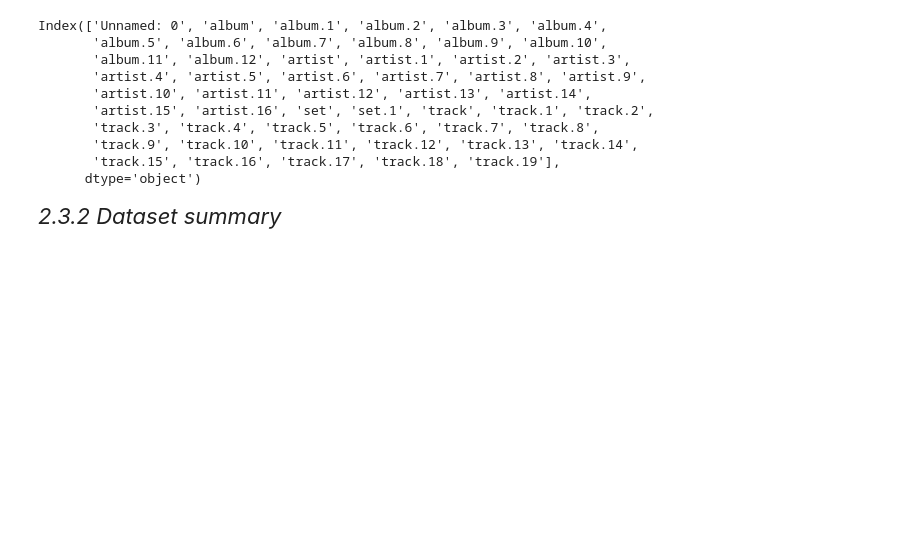
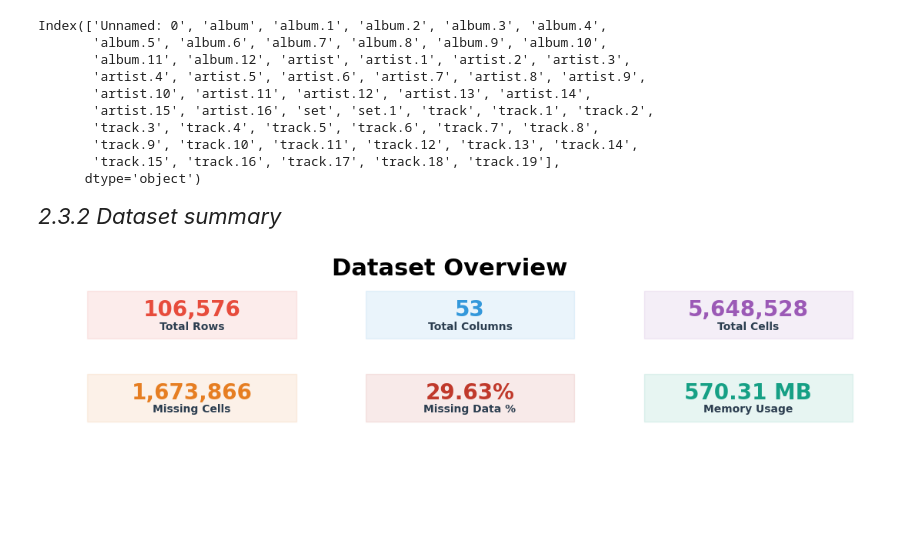
Before and after one commit to veenaledi/DS-Capstone-Project, a Jupyter notebook: Music.ipynb, the cells around one changed output. Cells and saved outputs as stored; diff of their text form; code cells hidden in the pictures; blank space fills up the shorter version.

Commit message:
Dataset Overview

```diff
--- a/Music.ipynb
+++ b/Music.ipynb
@@ -112,3 +112,43 @@ Index(['Unnamed: 0', 'album', 'album.1', 'album.2', 'album.3', 'album.4',
       dtype='object')
 # %% [markdown]
 *<span style="font-size: 22px;">2.3.2 Dataset summary</span>*
+# %%
+# 1. Overview
+# Basic stats
+rows = len(track_data)
+cols = len(track_data.columns)
+total_cells = rows * cols
+missing = track_data.isnull().sum().sum()
+missing_pct = (missing / total_cells) * 100
+memory_mb = track_data.memory_usage(deep=True).sum() / (1024**2)
+
+# Column types
+text_cols = track_data.select_dtypes(include='object').columns
+num_cols = track_data.select_dtypes(include=np.number).columns
+
+# Metrics to show
+metrics = [
+    ('Total Rows', f'{rows:,}', '#e74c3c'),
+    ('Total Columns', str(cols), '#3498db'),
+    ('Total Cells', f'{total_cells:,}', '#9b59b6'),
+    ('Missing Cells', f'{missing:,}', '#e67e22'),
+    ('Missing Data %', f'{missing_pct:.2f}%', '#c0392b'),
+    ('Memory Usage', f'{memory_mb:.2f} MB', '#16a085')
+]
+
+# Create figure
+plt.figure(figsize=(14, 4))
+plt.suptitle('Dataset Overview', fontsize=22, fontweight='bold', y=0.95, color='black')
+
+# Draw cards
+for i, (title, val, color) in enumerate(metrics):
+    x = (i % 3) / 3 + 0.05
+    y = 0.75 - (i // 3) * 0.35
+    plt.gca().add_patch(plt.Rectangle((x, y), 0.25, 0.2, color=color, alpha=0.1))
+    plt.text(x + 0.125, y + 0.12, val, ha='center', va='center', fontsize=20, fontweight='bold', color=color)
+    plt.text(x + 0.125, y + 0.05, title, ha='center', va='center', fontsize=10, fontweight='bold', color='#2c3e50')
+
+plt.axis('off')
+plt.show()
+# %% [output]
+[figure, added]
```
Also changed, not shown: parts of 2 cells of this notebook.
